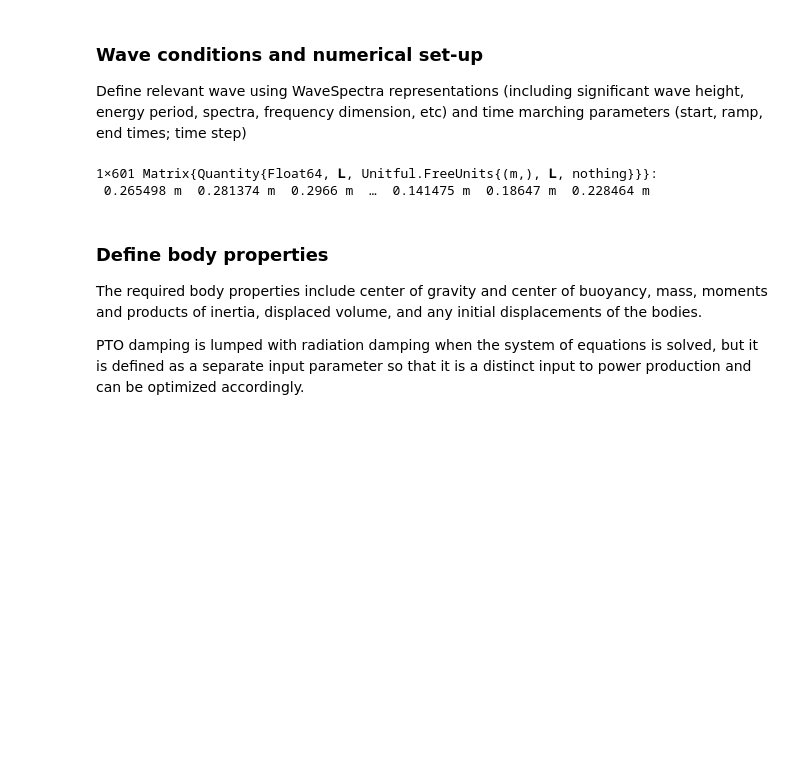
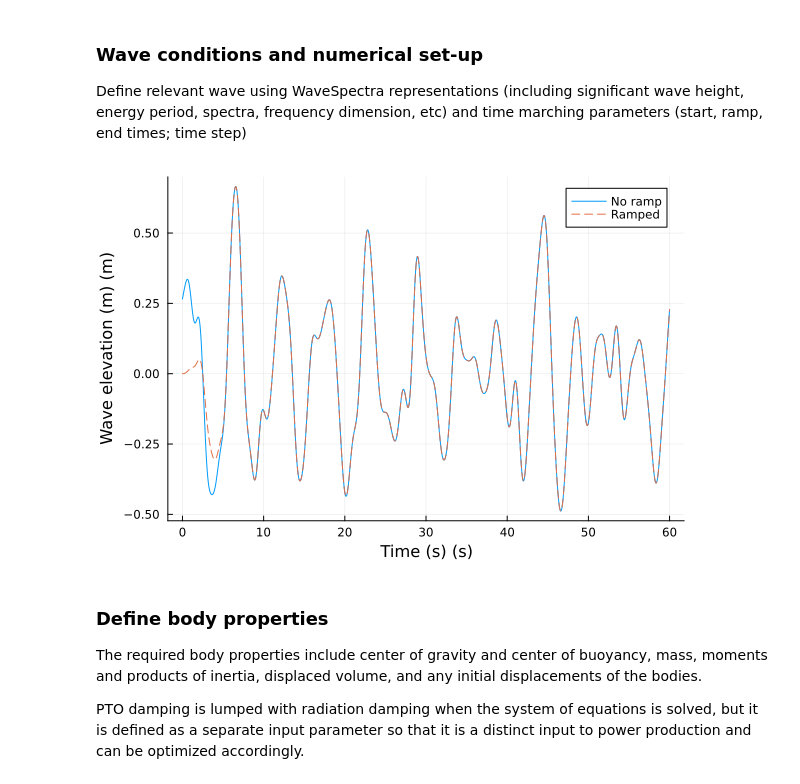
Before and after one commit to JuliaOceanWaves/Hydrodynamics.jl, a Jupyter notebook: examples/power_performance.ipynb, the cells around one changed output. Drawn from its saved outputs; the diff is of its cells as text; code cells hidden in the pictures; blank space fills up the shorter version.

```diff
--- a/examples/power_performance.ipynb
+++ b/examples/power_performance.ipynb
@@ -43,4 +40,17 @@ excitation_units = [repeat([u"kg*m/s^2 / m"], 3, 1); repeat([u"kg*m/s^2 * m / m"
 position_units = [u"m", u"m", u"m", rad, rad, rad]
 velocity_units = position_units / time_units
 acceleration_units = position_units / time_units^2
+
+# Wave conditions
+Hₛ₀ = 1.0*length_units
+Tₑ = 6.0*time_units
+
+# Time-domain set-up
+t0 = 0.0*time_units
+tr = Tₑ * 1.0
+tf = Tₑ * 10.0
+dt = 1.0e-2*time_units
+ts = collect(t0:dt:tf)
+nt = length(ts)
+i_ramp = Int64(tr / dt + 1)
 # %% [output]
@@ -79,27 +115,22 @@ cb = [0.0, 0.0, -1.2927]*u"m"
 ### Wave conditions and numerical set-up
 Define relevant wave using WaveSpectra representations (including significant wave height, energy period, spectra, frequency dimension, etc) and time marching parameters (start, ramp, end times; time step)
 # %%
-# Wave conditions
-Hₛ₀ = 1.0*length_units
-Tₑ = 6.0*time_units
-
 S = WaveSpectra.ParametricSpectra.spectrum_pierson_moskowitz(f, Hₛ₀, Tₑ)
 ϕ = rand(Random.Xoshiro(0), Float64, size(S)) * 2 * pi * rad
 maxS_index = argmax(S)
 
-# Time-domain set-up
-t0 = 0.0*time_units
-tr = Tₑ * 1.0
-tf = Tₑ * 10.0
-dt = 1.0e-1*time_units
-ts = collect(t0:dt:tf)
-nt = length(ts)
-i_ramp = Int64(tr / dt + 1)
+# Calculate and visualize the wave elevation
+ramp_timeseries = zeros(length(ts))
+for i = 1:length(ts)
+    ramp_timeseries[i] = Hydrodynamics.ramp_function(t0, tr, ts[i])
+end
 
-elevation = sum(sqrt.(2*S*df) .* cos.(ω.*ts' .+ ϕ), dims=1)
+elevation = sum(sqrt.(2*S*df) .* cos.(ω.*ts' .+ ϕ), dims=1)'
+ramped_elevation = elevation .* ramp_timeseries
+Plots.plot(ts, elevation, xlabel = "Time (s)", ylabel = "Wave elevation (m)", label = "No ramp")
+Plots.plot!(ts, ramped_elevation, xlabel = "Time (s)", ylabel = "Wave elevation (m)", label = "Ramped", ls=:dash)
 # %% [output]
-1×601 Matrix{Quantity{Float64, 𝐋, Unitful.FreeUnits{(m,), 𝐋, nothing}}}:
- 0.265498 m  0.281374 m  0.2966 m  …  0.141475 m  0.18647 m  0.228464 m
+[figure, added]
 # %% [markdown]
 ### Define body properties
 The required body properties include center of gravity and center of buoyancy, mass, moments and products of inertia, displaced volume, and any initial displacements of the bodies.
```
Also changed, not shown: parts of 24 cells of this notebook, 5 other files.
